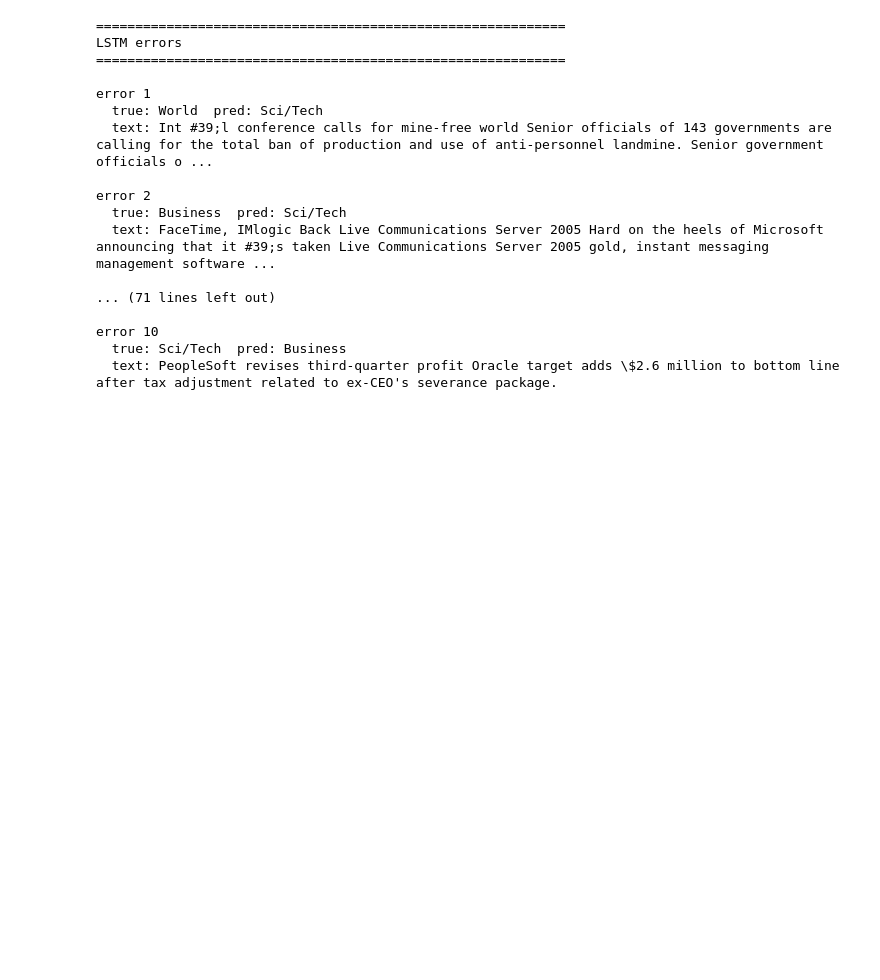
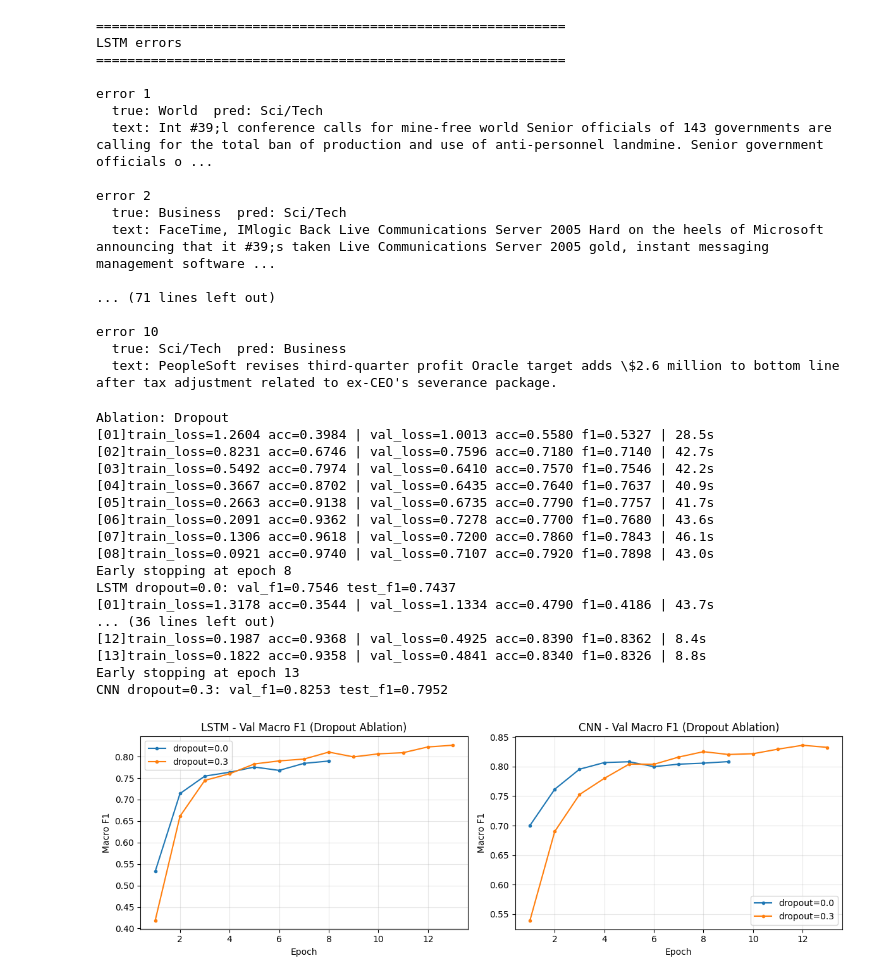
Before and after one commit to Erxtc/nlp-assingment-2, a Jupyter notebook: main.ipynb, the cells around one changed output. Cells and saved outputs as stored; diff of their text form; code cells hidden in the pictures; blank space fills up the shorter version.

Commit message:
Got ablation working

```diff
--- a/main.ipynb
+++ b/main.ipynb
@@ -437,3 +441,54 @@ error 2
 error 10
   true: Sci/Tech  pred: Business
   text: PeopleSoft revises third-quarter profit Oracle target adds \$2.6 million to bottom line after tax adjustment related to ex-CEO's severance package.
+# %%
+print("Ablation: Dropout")
+
+ablation_results = []
+# For each architecture / model
+for arch, ModelClass in [("LSTM", LSTMClassifier), ("CNN", CNNTextClassifier)]:
+    for dropout in (0.0, 0.3):
+        set_seed()
+        # Load & train new model
+        model = ModelClass(VOCAB_SZ, dropout=dropout).to(device)
+        hist = fit(model, train_loader, dev_loader)
+        # Test loss like before
+        val = evaluate(model, dev_loader)
+        test = evaluate(model, test_loader)
+        print(f"{arch} dropout={dropout}: val_f1={val['f1']:.4f} test_f1={test['f1']:.4f}")
+        ablation_results.append((arch, dropout, hist, val, test))
+
+fig, axes = plt.subplots(1, 2, figsize=(12, 4))
+# Plot for both architectures at the same time
+for ax, arch_name in zip(axes, ["LSTM", "CNN"]):
+    # For each experiment
+    for arch, dropout, hist, _, _ in ablation_results:
+        if arch == arch_name:
+            ax.plot([h["epoch"] for h in hist], [h["val_f1"] for h in hist],
+                    marker="o", markersize=3, label=f"dropout={dropout}")
+    ax.set_title(f"{arch_name} - Val Macro F1 (Dropout Ablation)")
+    ax.set_xlabel("Epoch")
+    ax.set_ylabel("Macro F1")
+    ax.legend()
+    ax.grid(alpha=0.3)
+fig.tight_layout()
+plt.show()
+# %% [output]
+Ablation: Dropout
+[01]train_loss=1.2604 acc=0.3984 | val_loss=1.0013 acc=0.5580 f1=0.5327 | 28.5s
+[02]train_loss=0.8231 acc=0.6746 | val_loss=0.7596 acc=0.7180 f1=0.7140 | 42.7s
+[03]train_loss=0.5492 acc=0.7974 | val_loss=0.6410 acc=0.7570 f1=0.7546 | 42.2s
+[04]train_loss=0.3667 acc=0.8702 | val_loss=0.6435 acc=0.7640 f1=0.7637 | 40.9s
+[05]train_loss=0.2663 acc=0.9138 | val_loss=0.6735 acc=0.7790 f1=0.7757 | 41.7s
+[06]train_loss=0.2091 acc=0.9362 | val_loss=0.7278 acc=0.7700 f1=0.7680 | 43.6s
+[07]train_loss=0.1306 acc=0.9618 | val_loss=0.7200 acc=0.7860 f1=0.7843 | 46.1s
+[08]train_loss=0.0921 acc=0.9740 | val_loss=0.7107 acc=0.7920 f1=0.7898 | 43.0s
+Early stopping at epoch 8
+LSTM dropout=0.0: val_f1=0.7546 test_f1=0.7437
+[01]train_loss=1.3178 acc=0.3544 | val_loss=1.1334 acc=0.4790 f1=0.4186 | 43.7s
+... (36 lines left out)
+[12]train_loss=0.1987 acc=0.9368 | val_loss=0.4925 acc=0.8390 f1=0.8362 | 8.4s
+[13]train_loss=0.1822 acc=0.9358 | val_loss=0.4841 acc=0.8340 f1=0.8326 | 8.8s
+Early stopping at epoch 13
+CNN dropout=0.3: val_f1=0.8253 test_f1=0.7952
+[figure, added]
```
Also changed, not shown: parts of 1 cell of this notebook.
